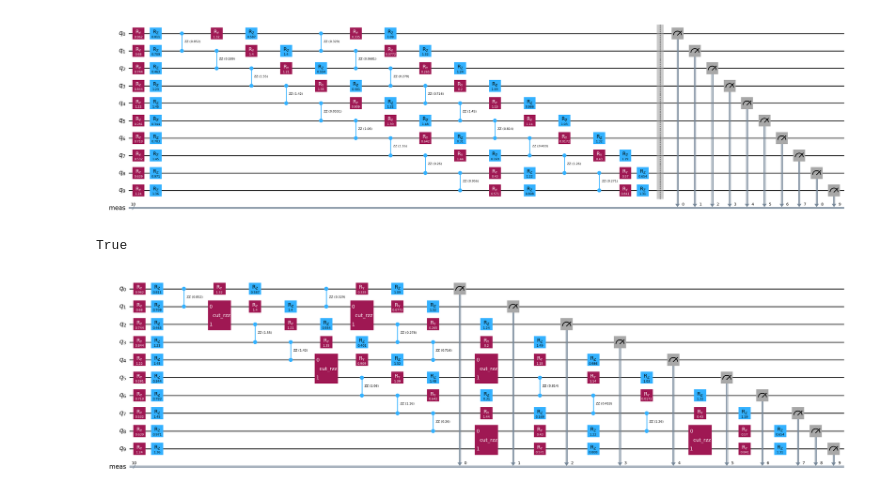
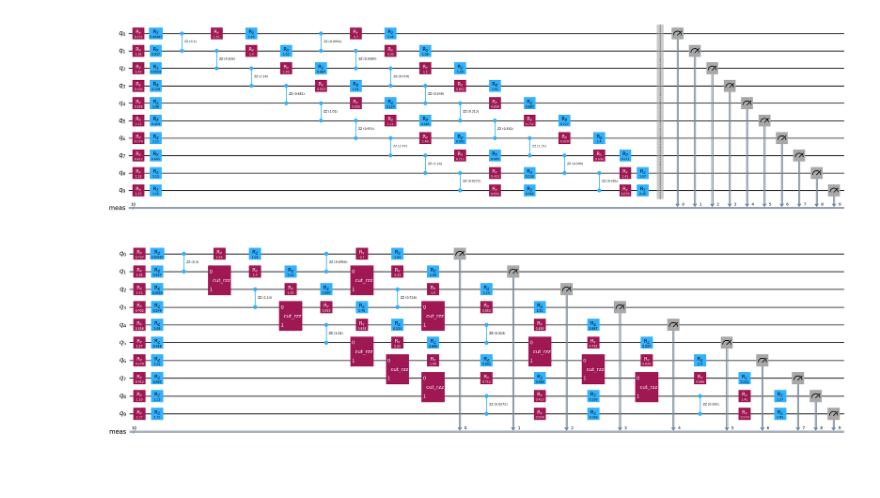
Before and after one commit to nathanieltornow/qtpu, a Jupyter notebook: docs/01_basics.ipynb, the cells around one changed output. Saved outputs shown, nothing was run; the diff lists cells and outputs as text; code cells hidden in the pictures.

Commit message:
cleaning compiler

```diff
--- a/docs/01_basics.ipynb
+++ b/docs/01_basics.ipynb
@@ -19,17 +16,7 @@ circuit.draw("mpl", fold=-1)
 # %% [output]
 [figure]
 # %%
-from qtpu.compiler.terminators import reach_num_qubits
-
-cut_circuit = qtpu.cut(
-    circuit,
-    terminate_fn=reach_num_qubits(6),
-    max_cost=1000,
-    compression_methods=["qubits"],
-    show_progress_bar=True,
-    n_trials=50,
-)
+cut_circuit = qtpu.cut(circuit, num_qubits=N//4, show_progress_bar=True, n_trials=10)
 cut_circuit.draw("mpl", fold=-1)
 # %% [output]
-True
-[figure, old version]
+[figure, new version]
```
Also changed, not shown: parts of 10 cells of this notebook, 8 other files.
